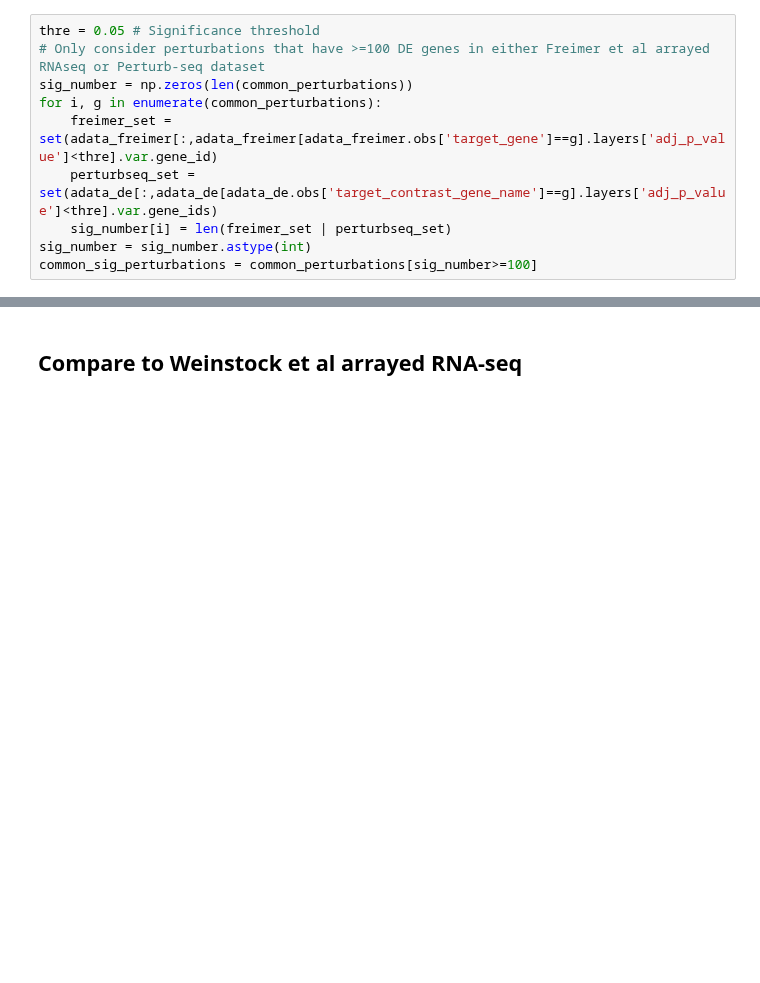
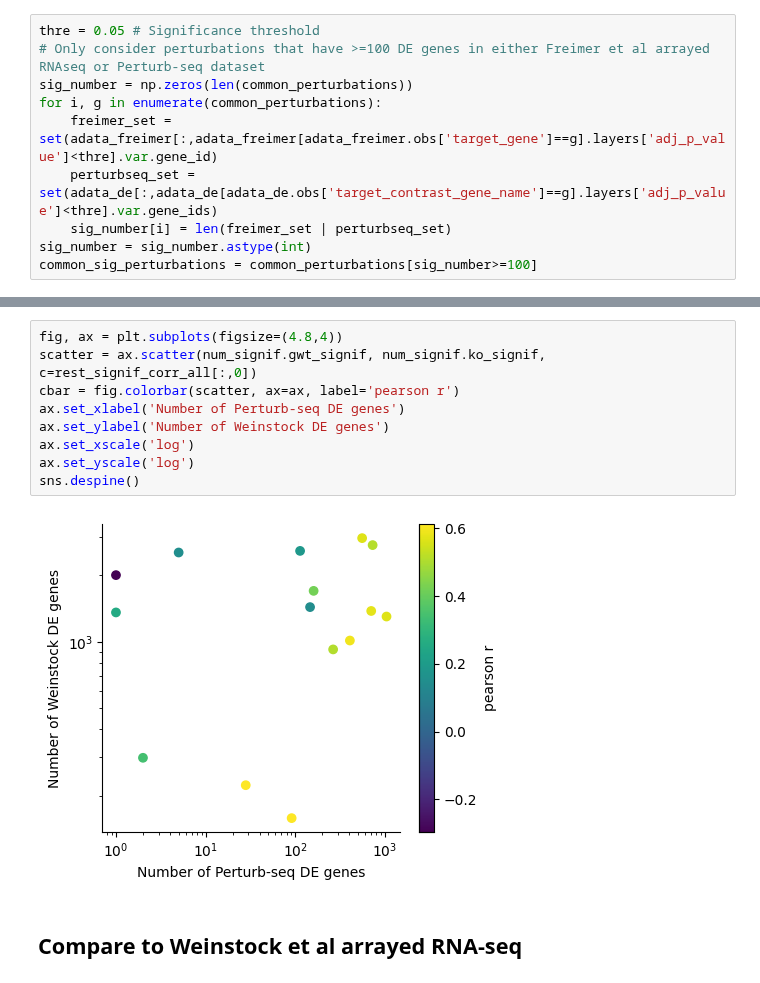
Before and after one commit to emdann/GWT_perturbseq_analysis_2025, a Jupyter notebook: src/3_DE_analysis/ArrayedRNAseq_comparison.ipynb, the cells around one changed output, grey strips where cells are left out. Drawn from its saved outputs; the diff is of its cells as text; blank space fills up the shorter version.

```diff
--- a/src/3_DE_analysis/ArrayedRNAseq_comparison.ipynb
+++ b/src/3_DE_analysis/ArrayedRNAseq_comparison.ipynb
@@ -187,4 +191,15 @@ plt.show()
 <Figure size 400x600 with 0 Axes>
+# %%
+fig, ax = plt.subplots(figsize=(4.8,4))
+scatter = ax.scatter(num_signif.gwt_signif, num_signif.ko_signif, c=rest_signif_corr_all[:,0])
+cbar = fig.colorbar(scatter, ax=ax, label='pearson r')
+ax.set_xlabel('Number of Perturb-seq DE genes')
+ax.set_ylabel('Number of Weinstock DE genes')
+ax.set_xscale('log')
+ax.set_yscale('log')
+sns.despine()
+# %% [output]
+[figure, added]
 # %% [markdown]
 ## Compare to Weinstock et al arrayed RNA-seq
 # %%
```
Also changed, not shown: parts of 7 cells of this notebook, 5 other files.
